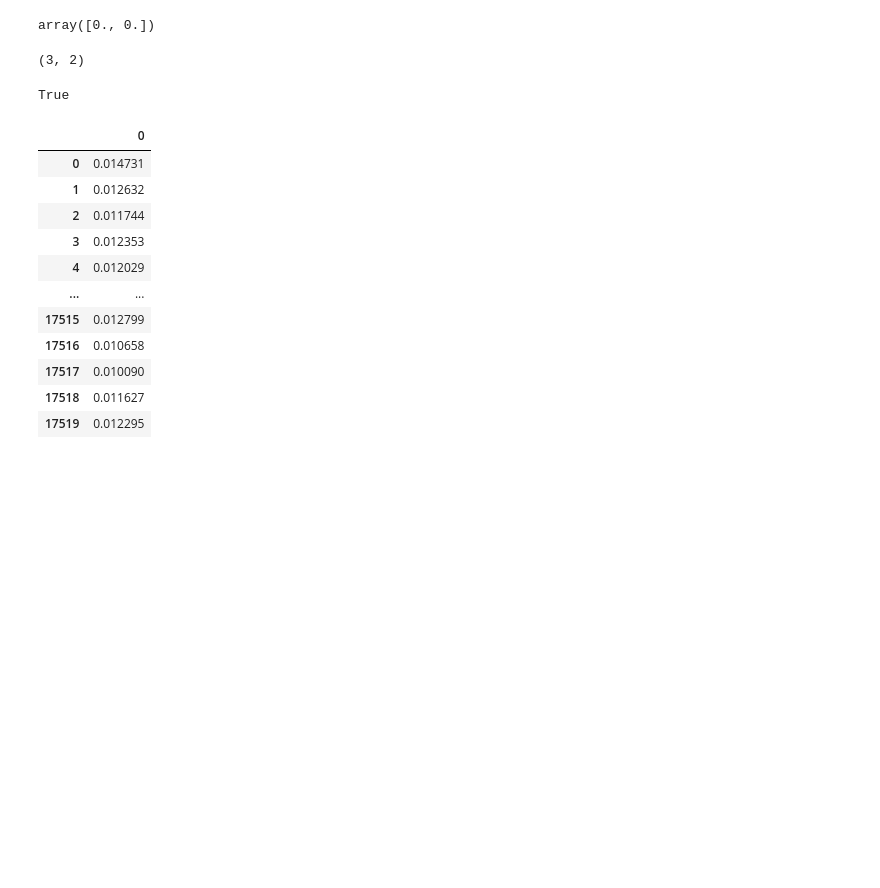
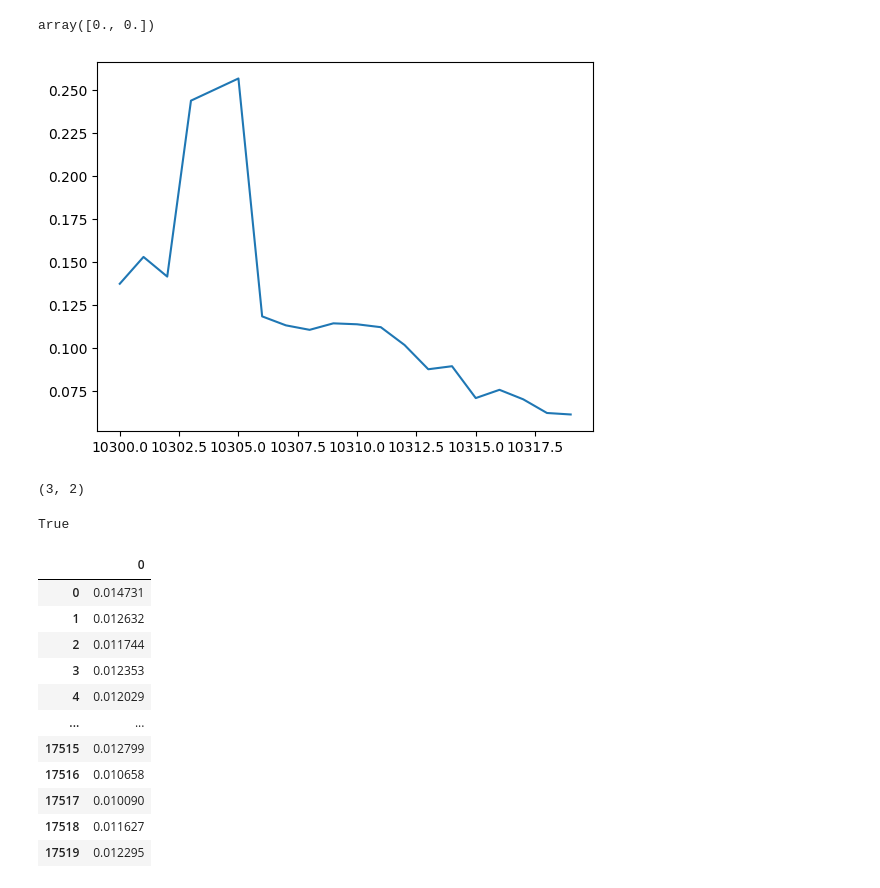
Before and after one commit to JonasSievers/Federated-Reinforcement-Learning-for-Battery-Charging, a Jupyter notebook: src/notebooks/data_visual.ipynb, the cells around one changed output. Drawn from its saved outputs; the diff is of its cells as text; code cells hidden in the pictures; blank space fills up the shorter version.

```diff
--- a/src/notebooks/data_visual.ipynb
+++ b/src/notebooks/data_visual.ipynb
@@ -14,9 +14,14 @@ np.subtract([1.0,2.0],[1.0,2.0])
 array([0., 0.])
 # %%
 dfload = dataloader.loadData("../../data/load1011.csv")
-dfprice = dataloader.loadPrice("../../data/price.csv")
+dfprice = dataloader.loadPrice("../../data/price_wo_outlier.csv")
 dfmix = dataloader.loadMix("../../data/fuel2021.csv")
 load, pv, price = dataloader.get_customer_data(dfload,dfprice,dfmix,13)
+# %%
+plt.plot(price.iloc[10300:10320])
+plt.show()
+# %% [output]
+[figure, added]
 # %%
 # load_forecast = load.iloc[0:2, 0]
 # pv_forecast = pv.iloc[0:2, 0]
```
Also changed, not shown: parts of 1 cell of this notebook, 13 other files.
